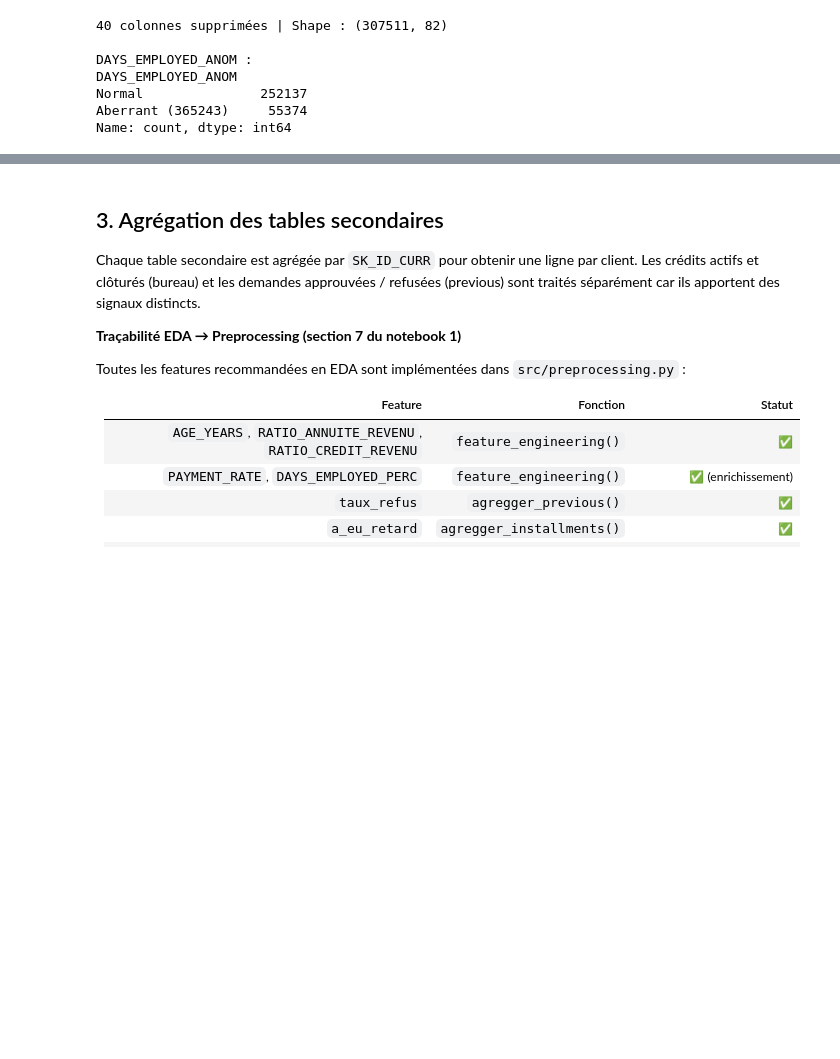
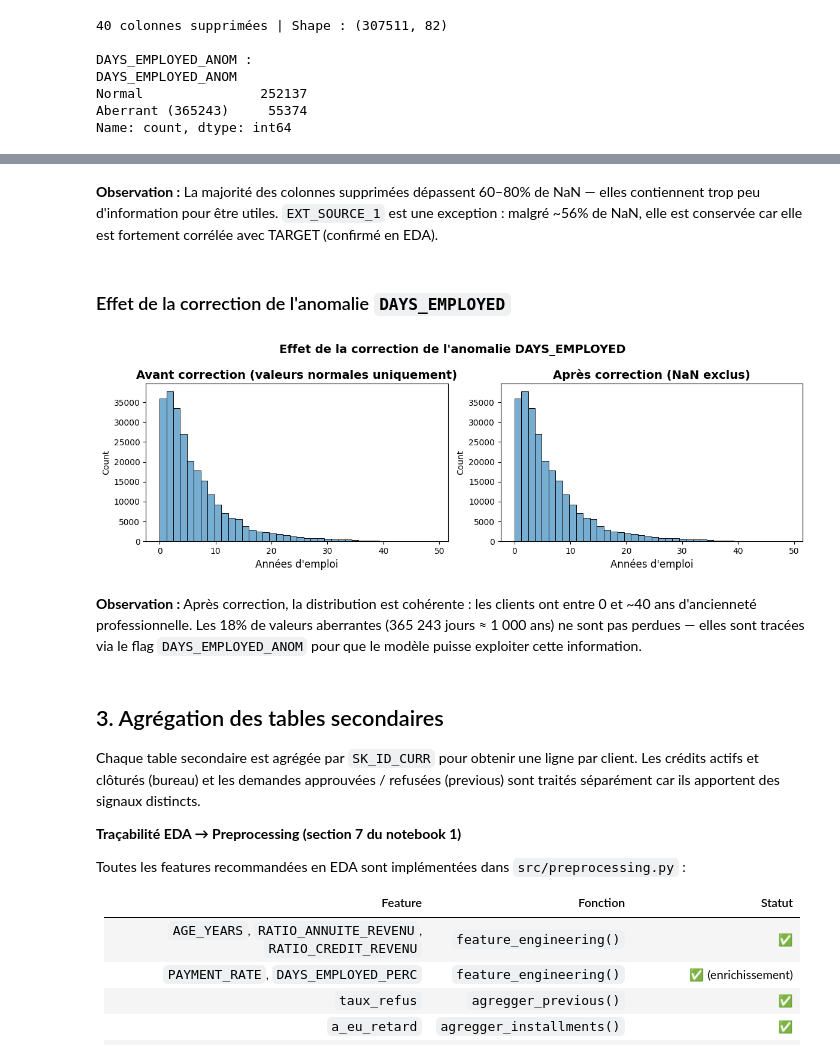
Before and after one commit to RaphaelRIVIERE/credit-scoring-mlops, a Jupyter notebook: notebooks/2_preprocessing.ipynb, the cells around one changed output, grey strips where cells are left out. Cells and saved outputs as stored; diff of their text form; code cells hidden in the pictures; blank space fills up the shorter version.

```diff
--- a/notebooks/2_preprocessing.ipynb
+++ b/notebooks/2_preprocessing.ipynb
@@ -84,3 +104,33 @@ Name: count, dtype: int64
+# %% [markdown]
+**Observation :**
+La majorité des colonnes supprimées dépassent 60–80% de NaN — elles contiennent trop peu d'information pour être utiles. `EXT_SOURCE_1` est une exception : malgré ~56% de NaN, elle est conservée car elle est fortement corrélée avec TARGET (confirmé en EDA).
+# %% [markdown]
+### Effet de la correction de l'anomalie `DAYS_EMPLOYED`
+# %%
+fig, axes = plt.subplots(1, 2, figsize=(12, 4))
+
+days_normaux = app_raw[app_raw['DAYS_EMPLOYED'] != 365243][['DAYS_EMPLOYED']].copy()
+days_normaux['Années'] = -days_normaux['DAYS_EMPLOYED'] / 365
+
+create_histplot(days_normaux, axes[0], x='Années',
+    title="Avant correction (valeurs normales uniquement)",
+    xlabel="Années d'emploi", bins=40, show_legend=False)
+
+days_apres = app_train[['DAYS_EMPLOYED']].dropna().copy()
+days_apres['Années'] = -days_apres['DAYS_EMPLOYED'] / 365
+
+create_histplot(days_apres, axes[1], x='Années',
+    title="Après correction (NaN exclus)",
+    xlabel="Années d'emploi", bins=40, show_legend=False)
+
+fig.suptitle("Effet de la correction de l'anomalie DAYS_EMPLOYED", fontsize=14, fontweight='bold')
+plt.tight_layout()
+plt.show()
+# %% [output]
+[figure, added]
+# %% [markdown]
+**Observation :**
+Après correction, la distribution est cohérente : les clients ont entre 0 et ~40 ans d'ancienneté professionnelle. Les 18% de valeurs aberrantes (365 243 jours ≈ 1 000 ans) ne sont pas perdues — elles sont tracées via le flag `DAYS_EMPLOYED_ANOM` pour que le modèle puisse exploiter cette information.
 # %% [markdown]
 ## 3. Agrégation des tables secondaires
 
```
Also changed, not shown: parts of 17 cells of this notebook, 3 other files.
